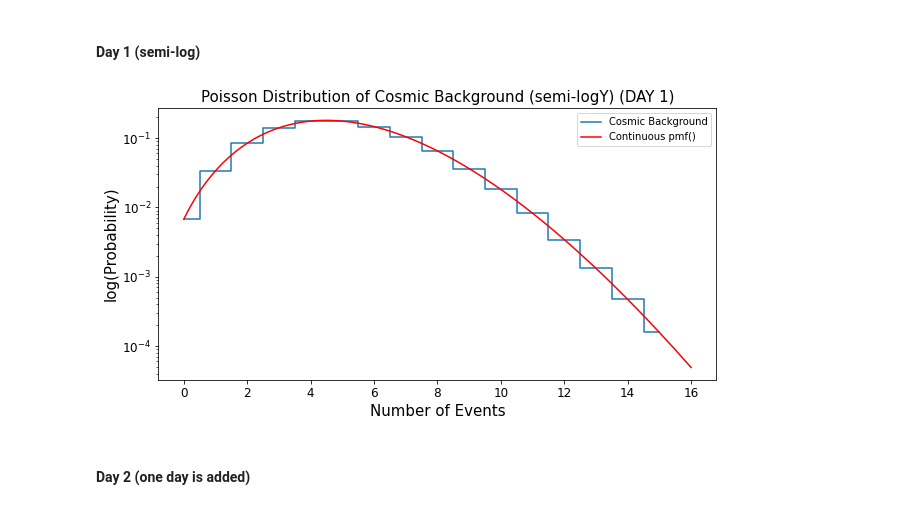
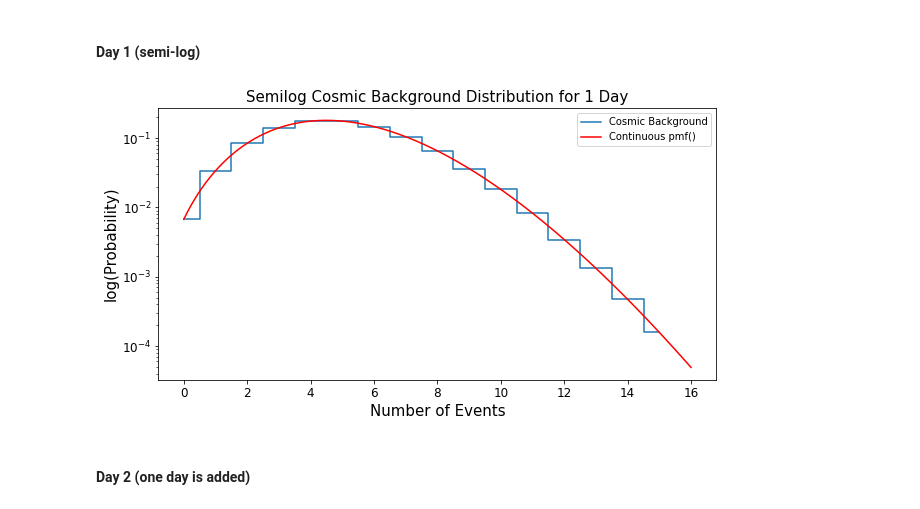
Before and after one commit to MinniVan/PHYS-434, a Jupyter notebook: lab-2.ipynb, the cells around one changed output. Drawn from its saved outputs; the diff is of its cells as text; code cells hidden in the pictures.

```diff
--- a/lab-2.ipynb
+++ b/lab-2.ipynb
@@ -56,25 +56,25 @@ plt.show()
 # %%
 plt.rcParams['figure.figsize'] = [10, 5]
 # DAY 1
 fig, ax = plt.subplots(1, 1)
 ax.step(num_events, prob, where = 'mid', label = "Cosmic Background")
 plt.yscale('log')
-plt.title("Poisson Distribution of Cosmic Background (semi-logY) (DAY 1)", size = 15)
+plt.title("Semilog Cosmic Background Distribution for 1 Day", size = 15)
 plt.xlabel("Number of Events", size= 15)
 plt.ylabel("log(Probability)", size=15)
 
 
 mu = X
 def f(x):
    return np.exp(-mu)*(mu**x)/(scipy.special.factorial(x)) # Poisson distribution (the actual function)
 x = np.linspace(0, 16, 1000)
 ax.plot(x, f(x), color='red', label="Continuous pmf()")
 plt.xticks(fontsize = 12)
 plt.yticks(fontsize = 12)
 plt.legend(loc="best")
 plt.show()
 # %% [output]
-[figure, old version]
+[figure, new version]
 # %% [markdown]
 #### Day 2 (one day is added)
 # %%
```
Also changed, not shown: parts of 5 cells of this notebook, 1 other file.
